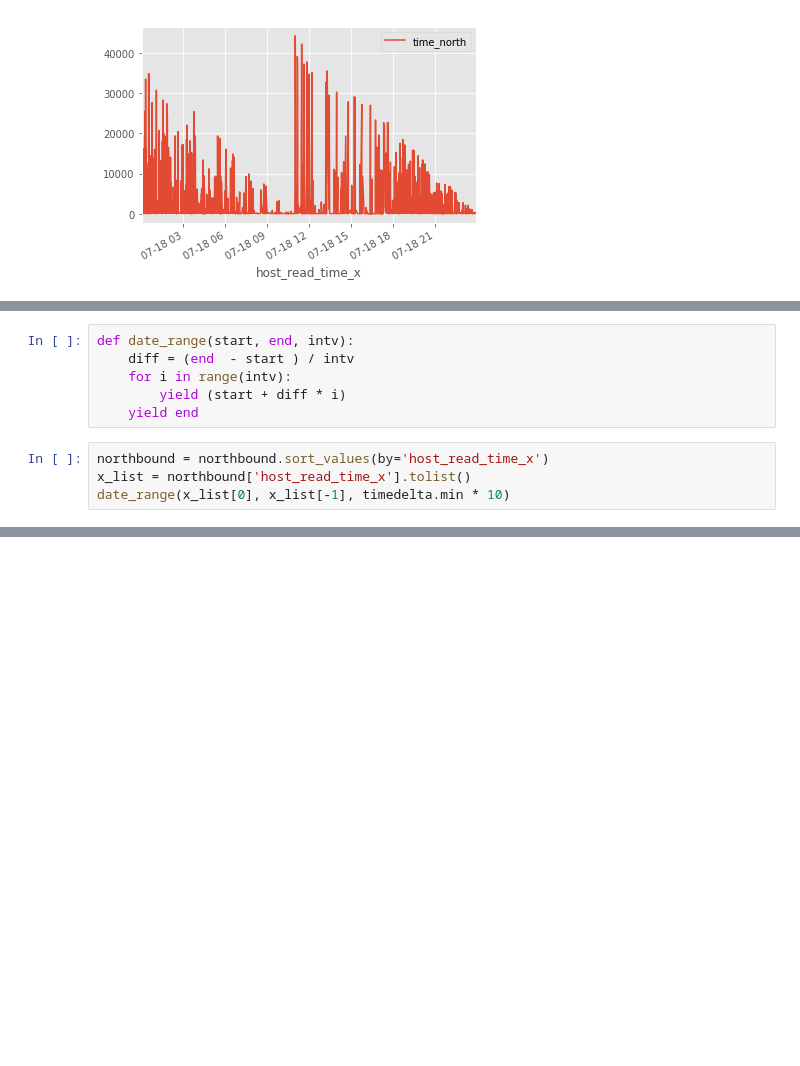
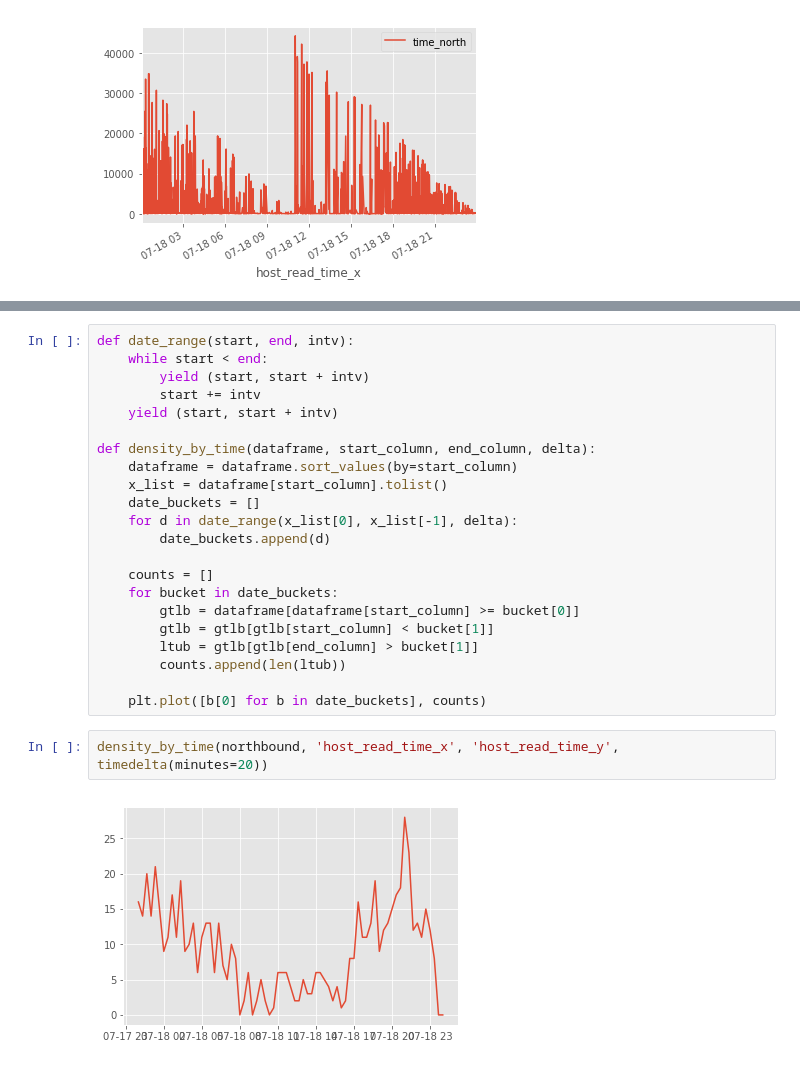
Before and after one commit to codestar12/hackathon-hooli, a Jupyter notebook: Traffic Analytics.ipynb, the cells around one changed output, grey strips where cells are left out. Drawn from its saved outputs; the diff is of its cells as text; blank space fills up the shorter version.

Commit message:
Some Working Graphsgit add Traffic\ Analytics.ipynb

```diff
--- a/Traffic Analytics.ipynb
+++ b/Traffic Analytics.ipynb
@@ -128,10 +72,0 @@ KeyError: 'host_read_time_x'
-# %%
-def date_range(start, end, intv):
-    diff = (end  - start ) / intv
-    for i in range(intv):
-        yield (start + diff * i)
-    yield end
-# %%
-northbound = northbound.sort_values(by='host_read_time_x')
-x_list = northbound['host_read_time_x'].tolist()
-date_range(x_list[0], x_list[-1], timedelta.min * 10)
@@ -168,0 +73,26 @@ northbound['host_read_time_x'].tolist()
+# %%
+def date_range(start, end, intv):
+    while start < end:
+        yield (start, start + intv)
+        start += intv
+    yield (start, start + intv)
+
+def density_by_time(dataframe, start_column, end_column, delta):
+    dataframe = dataframe.sort_values(by=start_column)
+    x_list = dataframe[start_column].tolist()
+    date_buckets = []
+    for d in date_range(x_list[0], x_list[-1], delta):
+        date_buckets.append(d)
+
+    counts = []
+    for bucket in date_buckets:
+        gtlb = dataframe[dataframe[start_column] >= bucket[0]]
+        gtlb = gtlb[gtlb[start_column] < bucket[1]]
+        ltub = gtlb[gtlb[end_column] > bucket[1]]
+        counts.append(len(ltub))
+
+    plt.plot([b[0] for b in date_buckets], counts)
+# %%
+density_by_time(northbound, 'host_read_time_x', 'host_read_time_y', timedelta(minutes=20))
+# %% [output]
+[figure, added]
```
Also changed, not shown: parts of 14 cells of this notebook.
